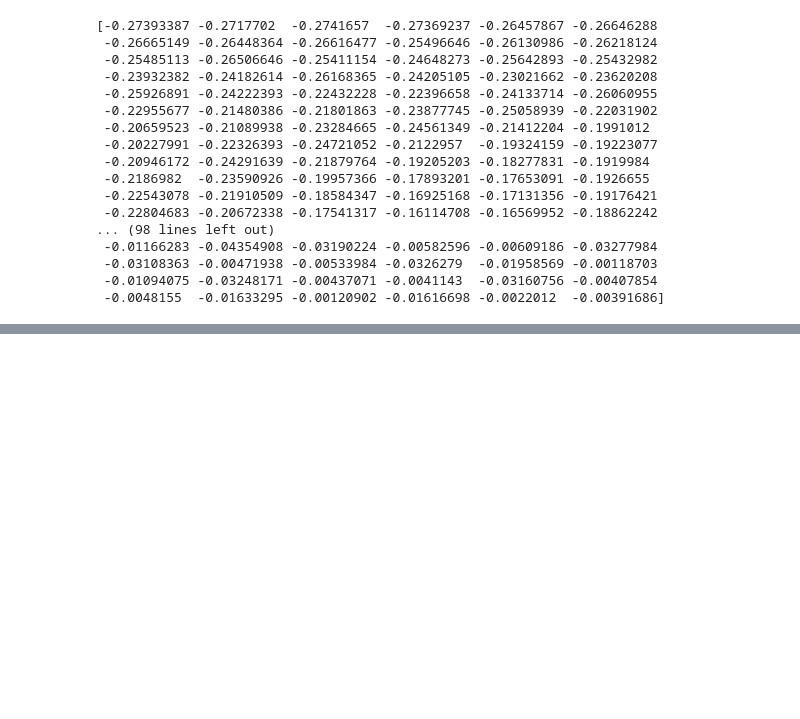
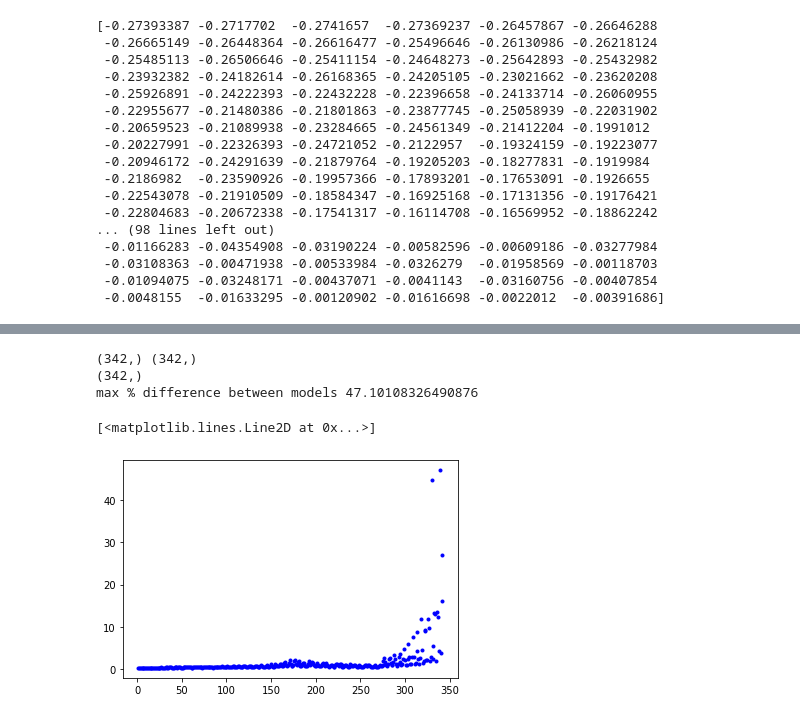
Before and after one commit to seamusomurchu/graspoutputs, a Jupyter notebook: zpointsonxysurfv2.ipynb, the cells around one changed output, grey strips where cells are left out. Drawn from its saved outputs; the diff is of its cells as text; code cells hidden in the pictures; blank space fills up the shorter version.

```diff
--- a/zpointsonxysurfv2.ipynb
+++ b/zpointsonxysurfv2.ipynb
@@ -256,0 +238,15 @@ print(xret.shape, yret.shape, zre2t.shape)
+# %%
+#simple % diff analysis
+%matplotlib inline
+pdiff = zre2-zre2mod
+print(pdiff.shape, zre2.shape)
+pdiff = ((pdiff) / zre2 ) * 100
+print(pdiff.shape)
+print("max % difference between models", max(pdiff))
+plt.plot(np.linspace(1,len(pdiff), len(pdiff)), pdiff, 'b.', linewidth=None)
+# %% [output]
+(342,) (342,)
+(342,)
+max % difference between models 47.10108326490876
+[<matplotlib.lines.Line2D at 0x...>]
+[figure, added]
```
Also changed, not shown: parts of 10 cells of this notebook.
